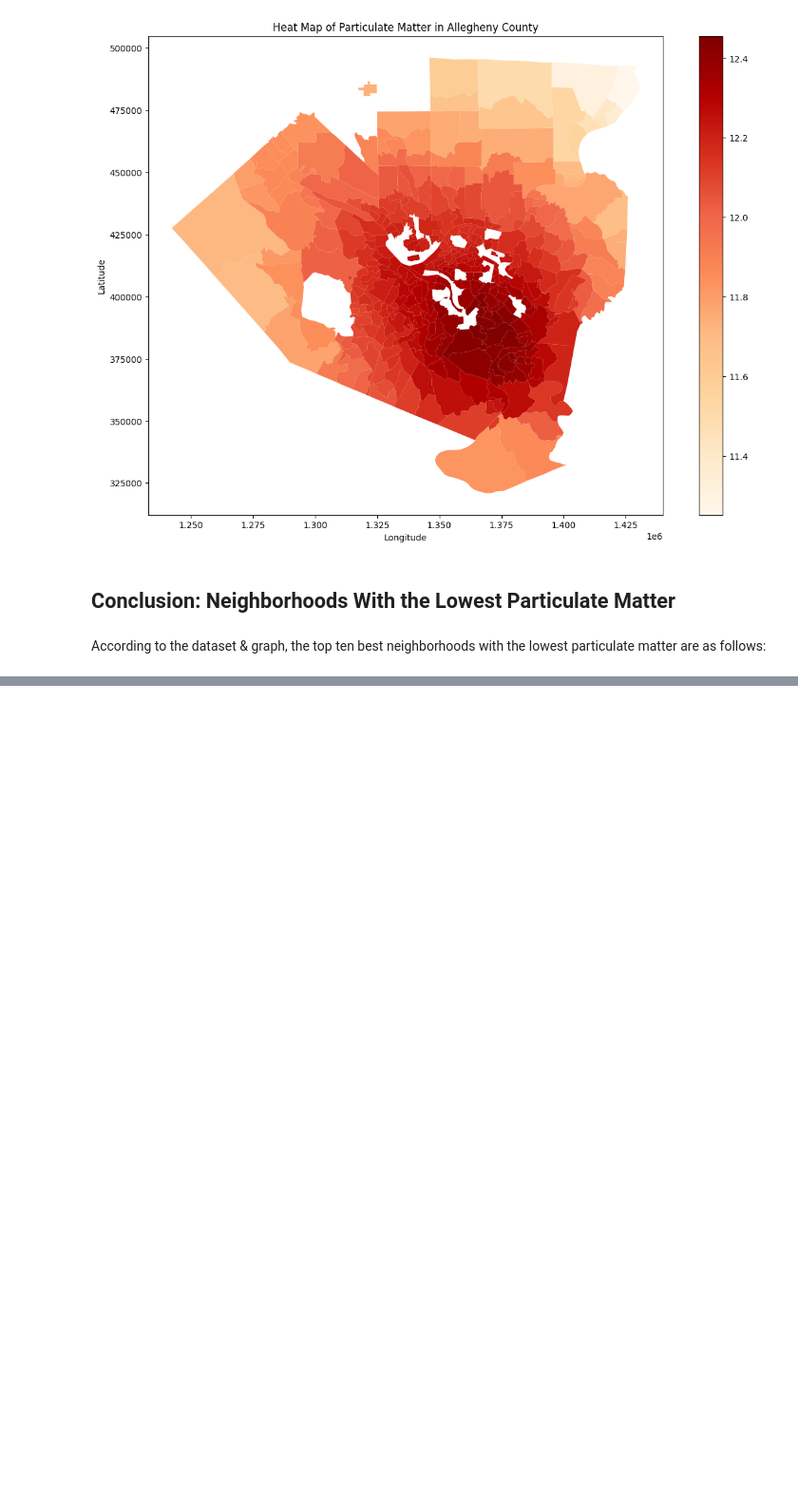
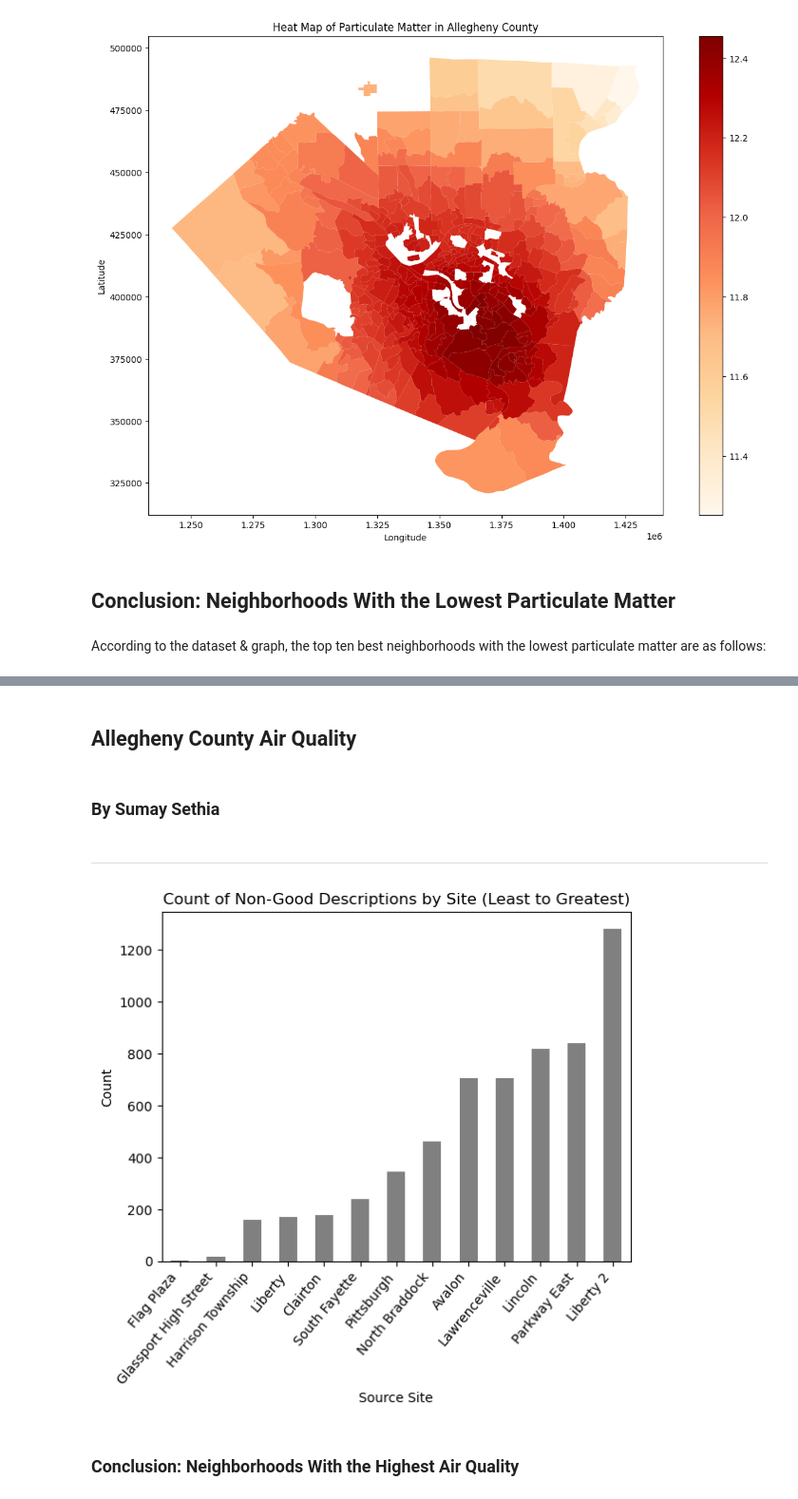
Before and after one commit to JSakMad/2251-CMPINF0010-Final-Project, a Jupyter notebook: Final Data/Final_Data.ipynb, the cells around one changed output, grey strips where cells are left out. Shown at 95% size. Saved outputs shown, nothing was run; the diff lists cells and outputs as text; code cells hidden in the pictures; blank space fills up the shorter version.

```diff
--- a/Final Data/Final_Data.ipynb
+++ b/Final Data/Final_Data.ipynb
@@ -323,0 +360,26 @@ According to the dataset & graph, the top ten best neighborhoods with the lowest
+# %% [markdown]
+## Allegheny County Air Quality
+# %% [markdown]
+### By Sumay Sethia
+# %% [markdown]
+_________________________________________________________________________________________________________________________________________________
+# %%
+import pandas as pd
+import matplotlib.pyplot as plt
+
+# Find needed data
+df = pd.read_csv('air quality.csv')
+non_good_data = df[data['description'] != 'Good']
+site_counts = non_good_data['site'].value_counts().sort_values(ascending=True)
+
+# Create graph
+site_counts.plot(kind='bar', color='grey')
+plt.title('Count of Non-Good Descriptions by Site (Least to Greatest)')
+plt.xlabel('Source Site')
+plt.ylabel('Count')
+plt.xticks(rotation=50, ha='right')
+plt.show()
+# %% [output]
+[figure, added]
+# %% [markdown]
+### Conclusion: Neighborhoods With the Highest Air Quality
```
Also changed, not shown: parts of 17 cells of this notebook, 12 other files.
